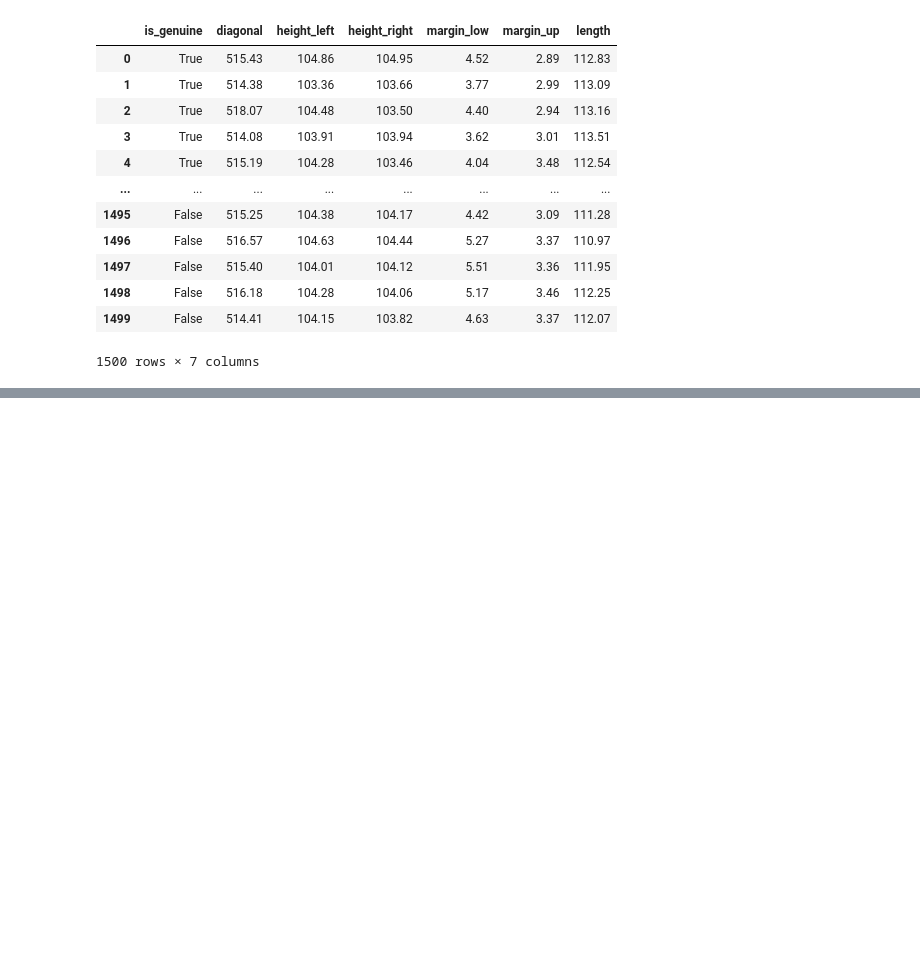
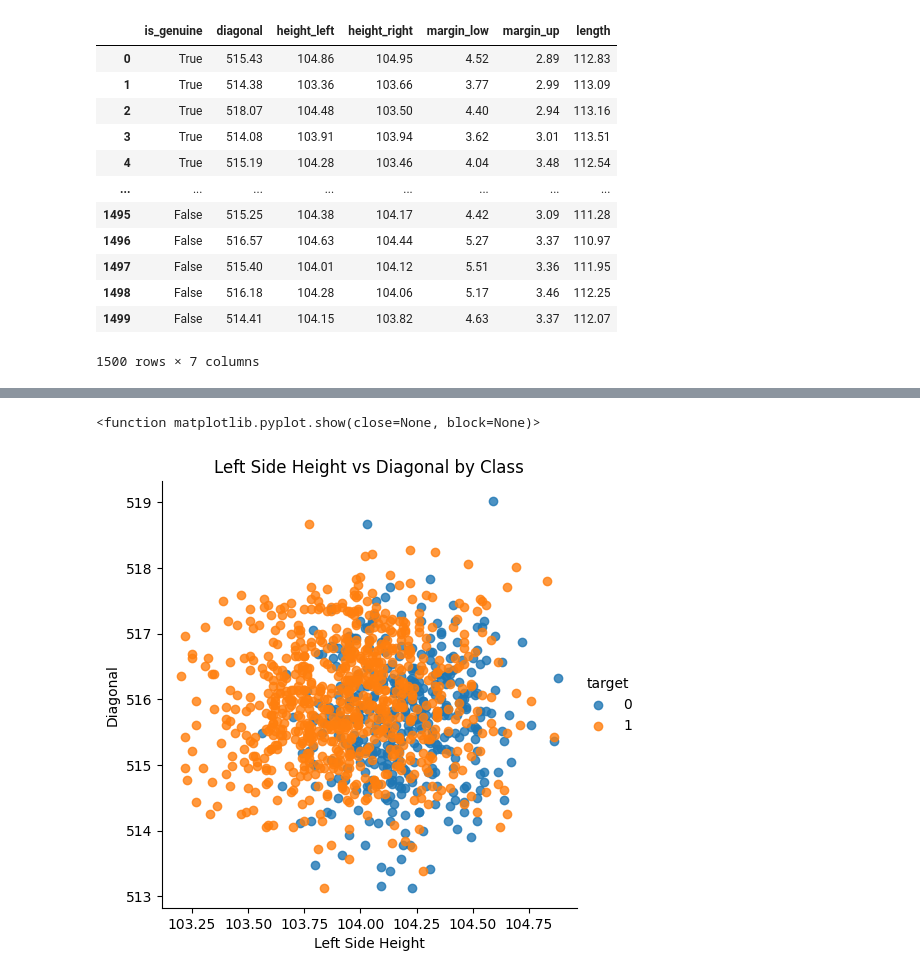
Before and after one commit to zaherarman/machine-learning, a Jupyter notebook: Banknote Authenticity Detection.ipynb, the cells around one changed output, grey strips where cells are left out. Drawn from its saved outputs; the diff is of its cells as text; code cells hidden in the pictures; blank space fills up the shorter version.

```diff
--- a/Banknote Authenticity Detection.ipynb
+++ b/Banknote Authenticity Detection.ipynb
@@ -22,0 +25,5 @@ df
+# %%
+df['target'] = df['is_genuine'].apply(lambda x: int(x))
+df.insert(1, 'target', df.pop('target'))
+
+df
@@ -22,0 +44,5 @@ df
+# %%
+df.isnull().sum()
+df.dropna(inplace=True)
+
+df
@@ -22,0 +63,30 @@ df
+# %%
+from sklearn.model_selection import train_test_split
+
+X = df.drop(columns=['is_genuine', 'target'])
+y = df['target']
+
+X_train, X_test, y_train, y_test = train_test_split(X,y, test_size = 0.2, random_state=24)
+# %%
+import seaborn as sns
+import matplotlib.pyplot as plt
+
+from seaborn import lmplot
+
+train_df = pd.concat([X_train[['height_left', 'diagonal']], y_train.rename('target')], axis=1)
+
+sns.lmplot(
+    data=train_df,
+    x='height_left',
+    y='diagonal',
+    hue='target',
+    fit_reg=False
+)
+
+plt.title("Left Side Height vs Diagonal by Class")
+plt.xlabel("Left Side Height")
+plt.ylabel("Diagonal")
+plt.show
+# %% [output]
+<function matplotlib.pyplot.show(close=None, block=None)>
+[figure, added]
```
Also changed, not shown: parts of 30 cells of this notebook.
